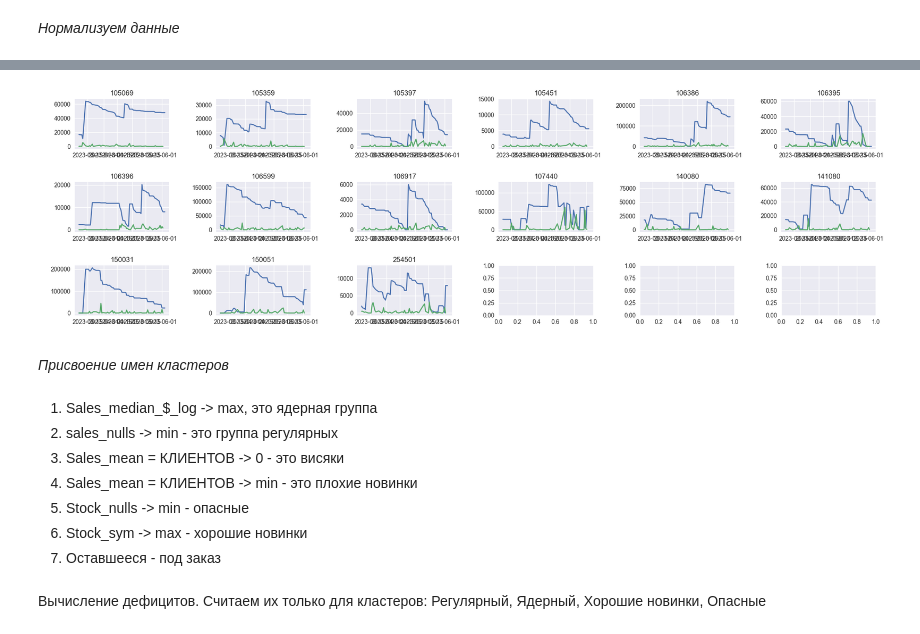
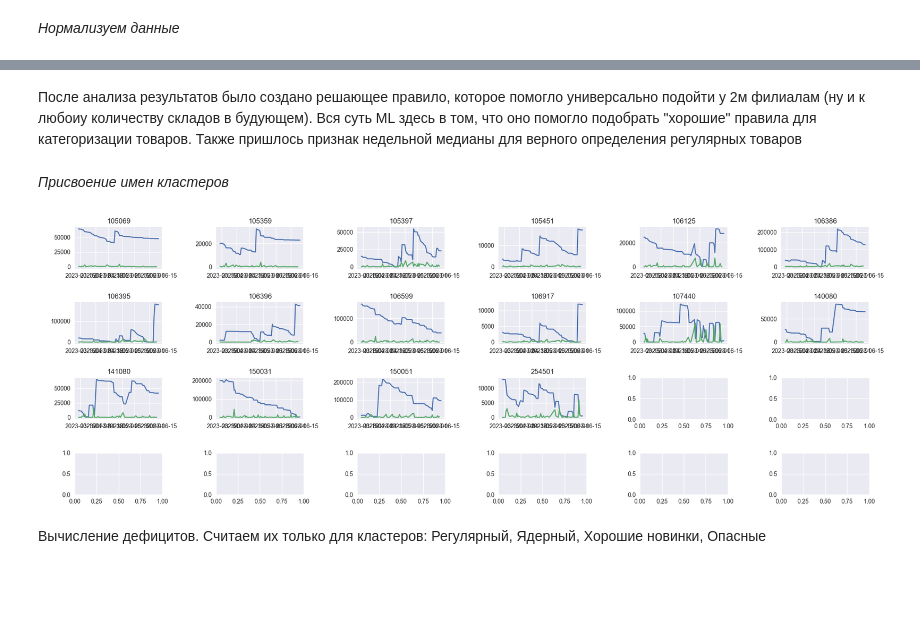
Before and after one commit to killri/sf_data_science, a Jupyter notebook: DS_Mystery/Asia stock management/Asia_stocks.ipynb, the cells around one changed output, grey strips where cells are left out. Saved outputs shown, nothing was run; the diff lists cells and outputs as text; code cells hidden in the pictures; blank space fills up the shorter version.

```diff
--- a/DS_Mystery/Asia stock management/Asia_stocks.ipynb
+++ b/DS_Mystery/Asia stock management/Asia_stocks.ipynb
@@ -239,7 +119,7 @@ piv_nom.head(2)
 *Создадим признаки в деньгах*
 # %%
 stat_features_units = ['stocks_mean','stocks_std','stocks_max','stocks_median',
-                    'sales_mean', 'sales_std', 'sales_max','sales_median','curr_stock']
+                    'sales_mean', 'sales_std', 'sales_max','sales_median','curr_stock','week_sales_median']
 
 for feature in stat_features_units:
     piv_nom[feature+'_$'] = piv_nom[feature] * piv_nom['ЦЕНА']
@@ -383,27 +202,5 @@ piv_nom['cluster'] = agc.labels_
-# %%
-#Кластер 0
-cluster = list(piv_nom[piv_nom['cluster']==5]['АРТИКУЛ'])
-
-fig, axes = plt.subplots(len(cluster)//6+1,6, figsize = [20,len(cluster)//6*3])
-for i,art in enumerate(cluster):
-    if art in list(table.columns):
-        sns.lineplot(table[art].T, ax=axes[i//6][i%6])
-    if art in list(table2.columns):
-        sns.lineplot(table2[art].T, ax=axes[i//6][i%6])
-    axes[i//6][i%6].set_xlabel(' ')
-    axes[i//6][i%6].set_ylabel(' ')
-    axes[i//6][i%6].set_title(art)
-
-plt.tight_layout()
-# %% [output]
-[figure, removed]
+# %% [markdown]
+После анализа результатов было создано решающее правило, которое помогло универсально подойти у 2м филиалам (ну и к любоиу количеству складов в будующем). Вся суть ML здесь в том, что оно помогло подобрать "хорошие" правила для категоризации товаров.
+Также пришлось признак недельной медианы для верного определения регулярных товаров
 # %% [markdown]
 *Присвоение имен кластеров*
-# %% [markdown]
-1. Sales_median_$_log -> max, это ядерная группа
-2. sales_nulls -> min - это группа регулярных
-3. Sales_mean = КЛИЕНТОВ -> 0 - это висяки
-4. Sales_mean = КЛИЕНТОВ -> min - это плохие новинки
-5. Stock_nulls -> min - опасные
-6. Stock_sym -> max - хорошие новинки
-7. Оставшееся - под заказ
@@ -443,3 +207,43 @@ piv_nom['cluster_name'] = piv_nom['cluster'].apply(lambda x: clust_diсt[x])
+# %%
+def set_cluster_name(art):
+    df = scaler.transform(piv_nom[piv_nom['АРТИКУЛ'] == art][features])
+    df = pd.DataFrame(df, columns=features)
+    if df['sales_median_$_log'].iloc[0] > 0:
+        return 'Ядерные'
+    elif df['week_sales_median_$_log'].iloc[0] > 0:
+        return 'Регулярные'
+    elif (df['sales_mean_$_log'].iloc[0] == 0) & (df['stock_nulls'].iloc[0] == 0):
+        return 'Висяки'
+    elif (df['sales_mean_$_log'].iloc[0] == 0) & (df['КЛИЕНТОВ_log'].iloc[0] == 0) & (df['stock_sym'].iloc[0] < 0.33):
+        return 'Висяки'
+    elif (df['sales_mean_$_log'].iloc[0] == 0) & (df['КЛИЕНТОВ_log'].iloc[0] == 0) & (df['stock_sym'].iloc[0] > 0.66):
+        return 'Плохие новинки'
+    elif (df['stock_nulls'].iloc[0] < 0.35):
+        return 'Опасные'
+    elif (df['stock_sym'].iloc[0] > 0.57):
+        return 'Хорошие новинки'
+    else:
+        return 'Под заказ'
+
+piv_nom['cluster_name'] = piv_nom['АРТИКУЛ'].apply(set_cluster_name)
+# %%
+
+cluster = list(piv_nom[piv_nom['cluster_name']=='Ядерные']['АРТИКУЛ'])
+#cluster = list(piv_nom[piv_nom['sales_median_$_log'] > 0]['АРТИКУЛ'])
+
+fig, axes = plt.subplots(len(cluster)//6+2,6, figsize = [20,len(cluster)//6*2+3])
+for i,art in enumerate(cluster):
+    if art in list(table.columns):
+        sns.lineplot(table[art].T, ax=axes[i//6][i%6])
+    if art in list(table2.columns):
+        sns.lineplot(table2[art].T, ax=axes[i//6][i%6])
+    axes[i//6][i%6].set_xlabel(' ')
+    axes[i//6][i%6].set_ylabel(' ')
+    axes[i//6][i%6].set_title(art)
+
+plt.tight_layout()
+# %% [output]
+[figure, added]
 # %% [markdown]
 Вычисление дефицитов. Считаем их только для кластеров: Регулярный, Ядерный, Хорошие новинки, Опасные
 # %% [markdown]
```
Also changed, not shown: parts of 46 cells of this notebook, 32 other files.
